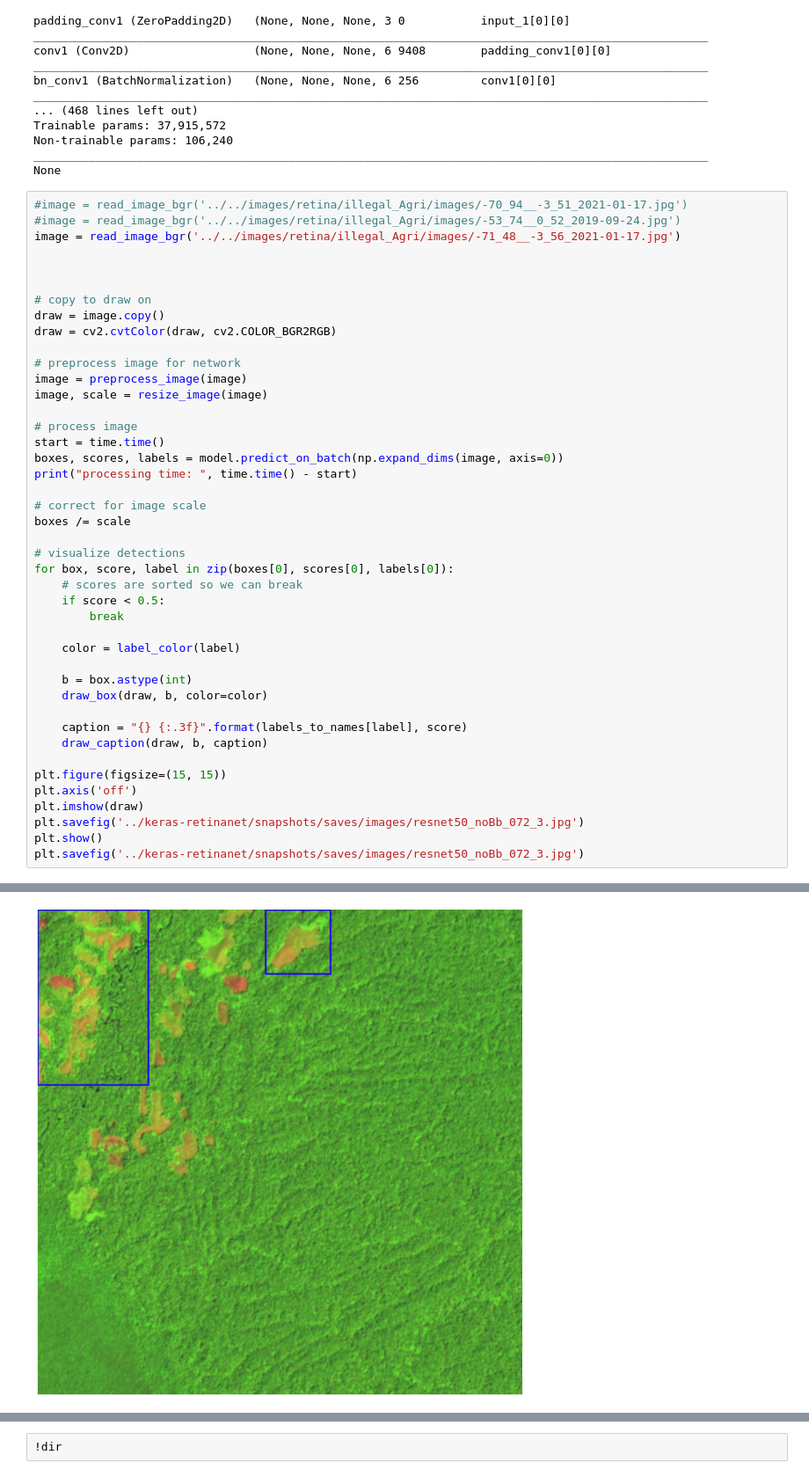
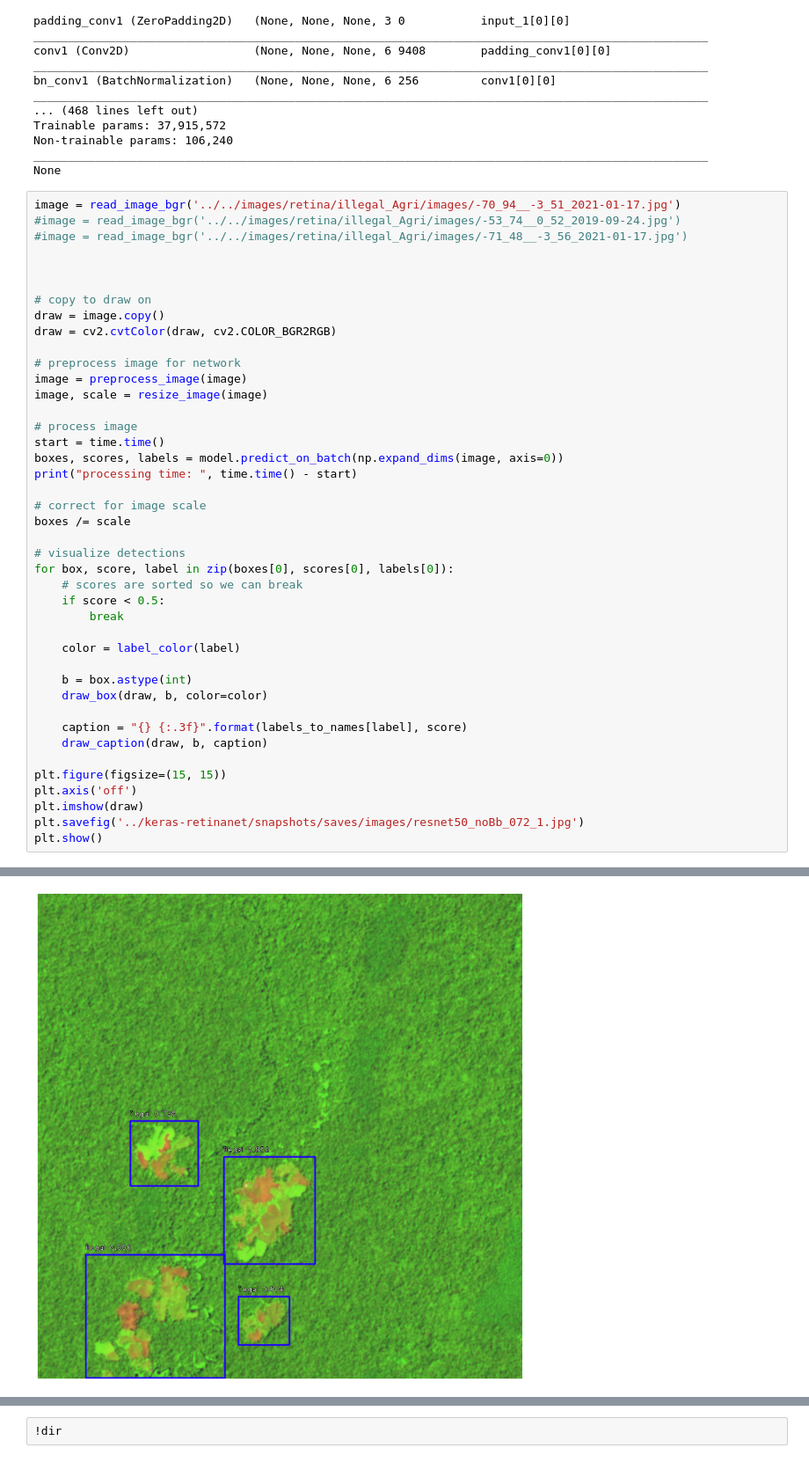
Before and after one commit to NathanLabbe/Thesis, a Jupyter notebook: Models/Impl/retinaDetect.ipynb, the cells around one changed output, grey strips where cells are left out. Shown at 88% size. Drawn from its saved outputs; the diff is of its cells as text.

```diff
--- a/Models/Impl/retinaDetect.ipynb
+++ b/Models/Impl/retinaDetect.ipynb
@@ -127,9 +127,9 @@ Non-trainable params: 106,240
 __________________________________________________________________________________________________
 None
 # %%
-#image = read_image_bgr('../../images/retina/illegal_Agri/images/-70_94__-3_51_2021-01-17.jpg')
+image = read_image_bgr('../../images/retina/illegal_Agri/images/-70_94__-3_51_2021-01-17.jpg')
 #image = read_image_bgr('../../images/retina/illegal_Agri/images/-53_74__0_52_2019-09-24.jpg')
-image = read_image_bgr('../../images/retina/illegal_Agri/images/-71_48__-3_56_2021-01-17.jpg')
+#image = read_image_bgr('../../images/retina/illegal_Agri/images/-71_48__-3_56_2021-01-17.jpg')
 
 
 
@@ -166,7 +166,6 @@ for box, score, label in zip(boxes[0], scores[0], labels[0]):
 plt.figure(figsize=(15, 15))
 plt.axis('off')
 plt.imshow(draw)
-plt.savefig('../keras-retinanet/snapshots/saves/images/resnet50_noBb_072_3.jpg')
+plt.savefig('../keras-retinanet/snapshots/saves/images/resnet50_noBb_072_1.jpg')
 plt.show()
-plt.savefig('../keras-retinanet/snapshots/saves/images/resnet50_noBb_072_3.jpg')
 # %% [output]
@@ -174 +173 @@ processing time:  0.06628274917602539
-[figure, old version]
+[figure, new version]
```
Also changed, not shown: parts of 1 cell of this notebook, 52 other files.
